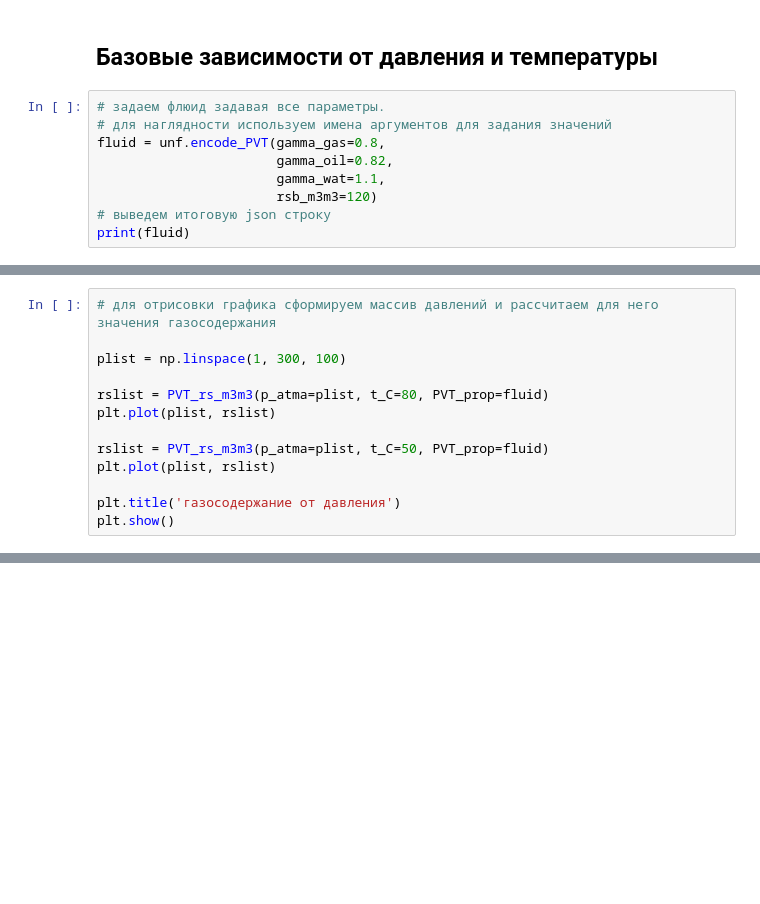
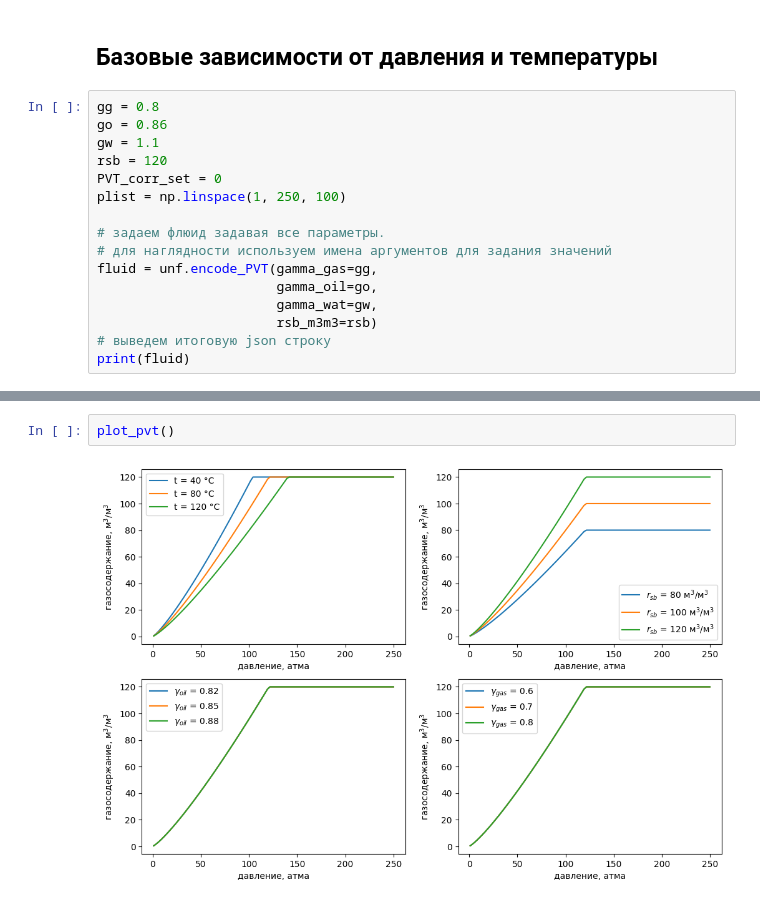
Before and after one commit to unifloc/unifloc_vba, a Jupyter notebook: examples_python/10_PVT_model.ipynb, the cells around one changed output, grey strips where cells are left out. Drawn from its saved outputs; the diff is of its cells as text; blank space fills up the shorter version.

```diff
--- a/examples_python/10_PVT_model.ipynb
+++ b/examples_python/10_PVT_model.ipynb
@@ -249,12 +249,19 @@ print("Для корреляции Веларде МакКейна кривая
 # %% [markdown]
 ## Базовые зависимости от давления и температуры
 # %%
+gg = 0.8
+go = 0.86
+gw = 1.1
+rsb = 120
+PVT_corr_set = 0
+plist = np.linspace(1, 250, 100)
+
 # задаем флюид задавая все параметры.
 # для наглядности используем имена аргументов для задания значений
-fluid = unf.encode_PVT(gamma_gas=0.8,
-                       gamma_oil=0.82,
-                       gamma_wat=1.1,
-                       rsb_m3m3=120)
+fluid = unf.encode_PVT(gamma_gas=gg,
+                       gamma_oil=go,
+                       gamma_wat=gw,
+                       rsb_m3m3=rsb)
 # выведем итоговую json строку
 print(fluid)
 # %% [output]
@@ -262,13 +268,0 @@ print(fluid)
-# %%
-# для отрисовки графика сформируем массив давлений и рассчитаем для него значения газосодержания
-
-plist = np.linspace(1, 300, 100)
-
-rslist = PVT_rs_m3m3(p_atma=plist, t_C=80, PVT_prop=fluid)
-plt.plot(plist, rslist)
-
-rslist = PVT_rs_m3m3(p_atma=plist, t_C=50, PVT_prop=fluid)
-plt.plot(plist, rslist)
-
-plt.title('газосодержание от давления')
-plt.show()
@@ -276,0 +322,4 @@ plt.show()
+# %%
+plot_pvt()
+# %% [output]
+[figure, added]
```
Also changed, not shown: parts of 6 cells of this notebook.
